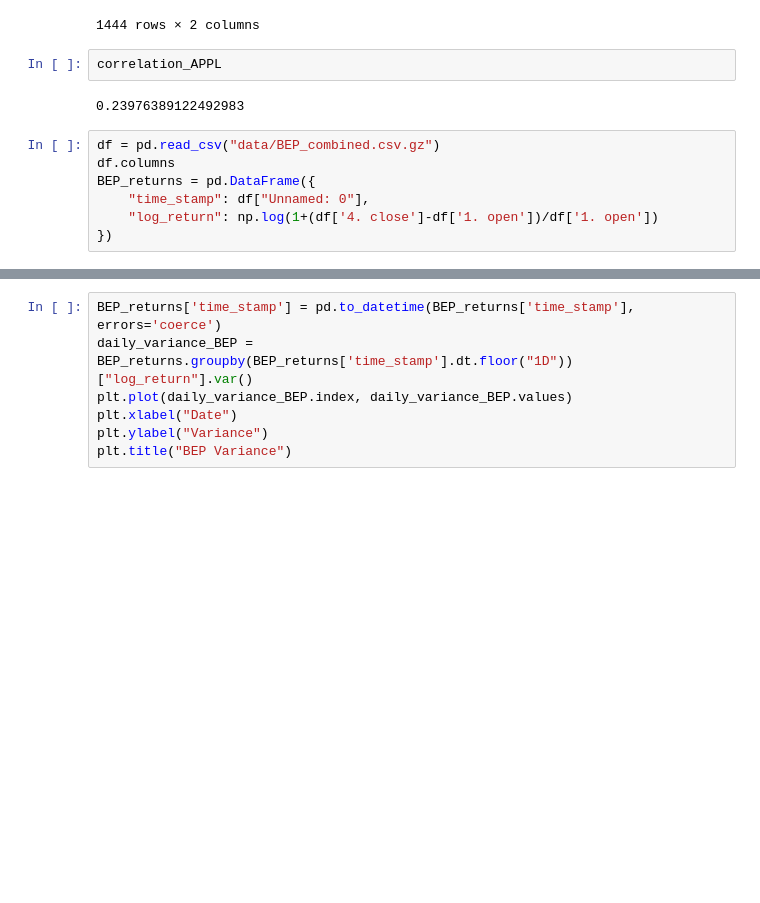
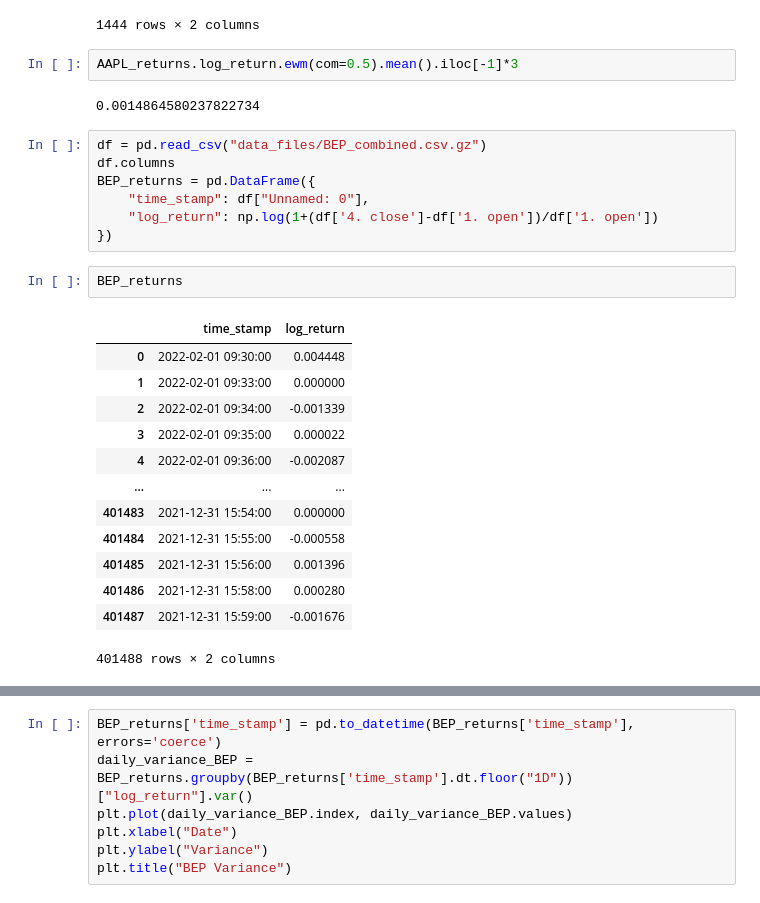
Before and after one commit to asalpert/msdas_practicum-project, a Jupyter notebook: data_preprocessing.ipynb, the cells around one changed output, grey strips where cells are left out. Drawn from its saved outputs; the diff is of its cells as text; blank space fills up the shorter version.

```diff
--- a/data_preprocessing.ipynb
+++ b/data_preprocessing.ipynb
@@ -102,14 +111,30 @@ APPL_daily_variance
 | 1442 | 2025-09-29 | 1.792936e-07 |
 | 1443 | 2025-09-30 | 2.060873e-07 |
 1444 rows × 2 columns
-# %%
-correlation_APPL
-# %% [output]
-0.23976389122492983
+# %%
+AAPL_returns.log_return.ewm(com=0.5).mean().iloc[-1]*3
+# %% [output]
+0.0014864580237822734
 # %%
-df = pd.read_csv("data/BEP_combined.csv.gz")
+df = pd.read_csv("data_files/BEP_combined.csv.gz")
 df.columns
 BEP_returns = pd.DataFrame({
     "time_stamp": df["Unnamed: 0"],
     "log_return": np.log(1+(df['4. close']-df['1. open'])/df['1. open'])
 })
+# %%
+BEP_returns
+# %% [output]
+|  | time_stamp | log_return |
+| 0 | 2022-02-01 09:30:00 | 0.004448 |
+| 1 | 2022-02-01 09:33:00 | 0.000000 |
+| 2 | 2022-02-01 09:34:00 | -0.001339 |
+| 3 | 2022-02-01 09:35:00 | 0.000022 |
+| 4 | 2022-02-01 09:36:00 | -0.002087 |
+| ... | ... | ... |
+| 401483 | 2021-12-31 15:54:00 | 0.000000 |
+| 401484 | 2021-12-31 15:55:00 | -0.000558 |
+| 401485 | 2021-12-31 15:56:00 | 0.001396 |
+| 401486 | 2021-12-31 15:58:00 | 0.000280 |
+| 401487 | 2021-12-31 15:59:00 | -0.001676 |
+401488 rows × 2 columns
```
Also changed, not shown: parts of 4 cells of this notebook.
